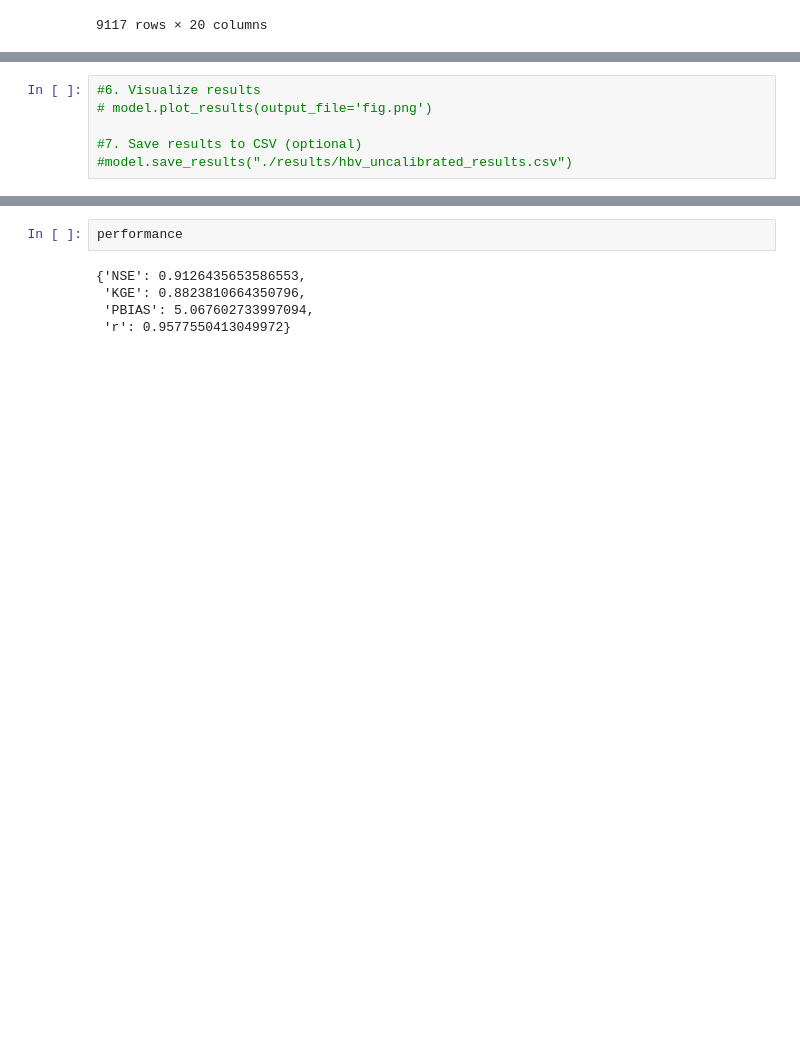
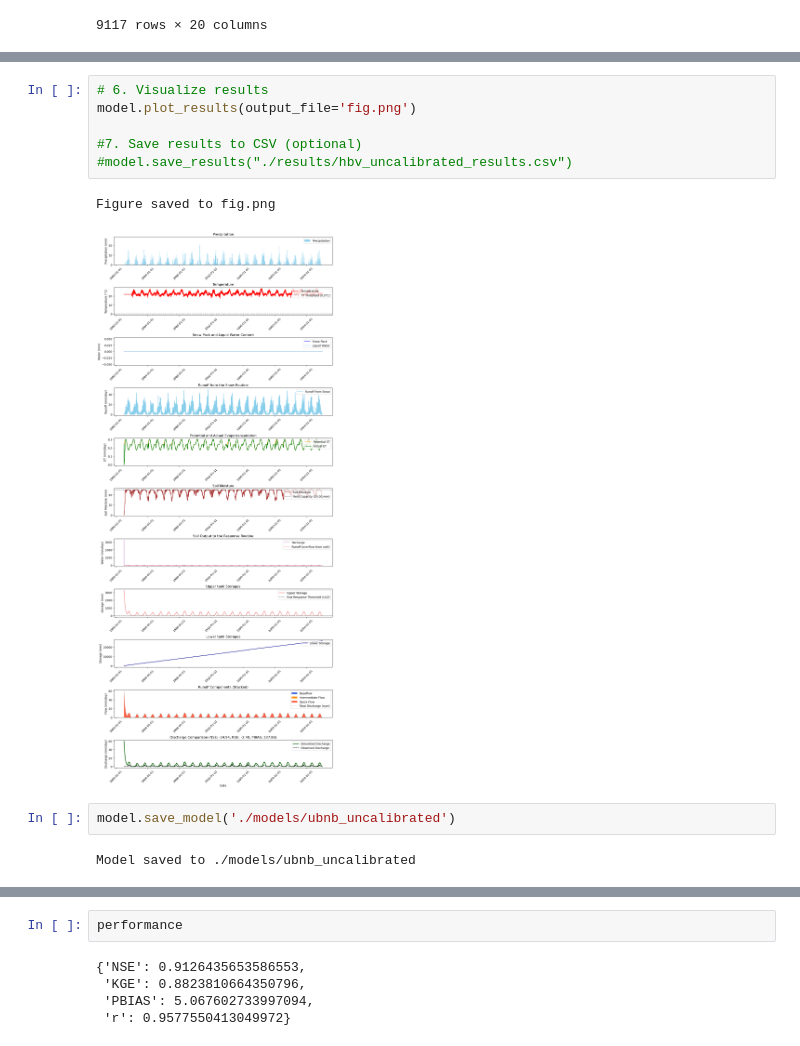
Before and after one commit to abdallaox/HBV_python_implementation, a Jupyter notebook: test.ipynb, the cells around one changed output, grey strips where cells are left out. Drawn from its saved outputs; the diff is of its cells as text; blank space fills up the shorter version.

```diff
--- a/test.ipynb
+++ b/test.ipynb
@@ -93,7 +87,14 @@ Correlation: 0.136
 # %%
-#6. Visualize results
-# model.plot_results(output_file='fig.png')
+# 6. Visualize results
+model.plot_results(output_file='fig.png')
 
 #7. Save results to CSV (optional)
 #model.save_results("./results/hbv_uncalibrated_results.csv")
+# %% [output]
+Figure saved to fig.png
+[figure, added]
+# %%
+model.save_model('./models/ubnb_uncalibrated')
+# %% [output]
+Model saved to ./models/ubnb_uncalibrated
 # %%
```
Also changed, not shown: parts of 5 cells of this notebook, 4 other files.
